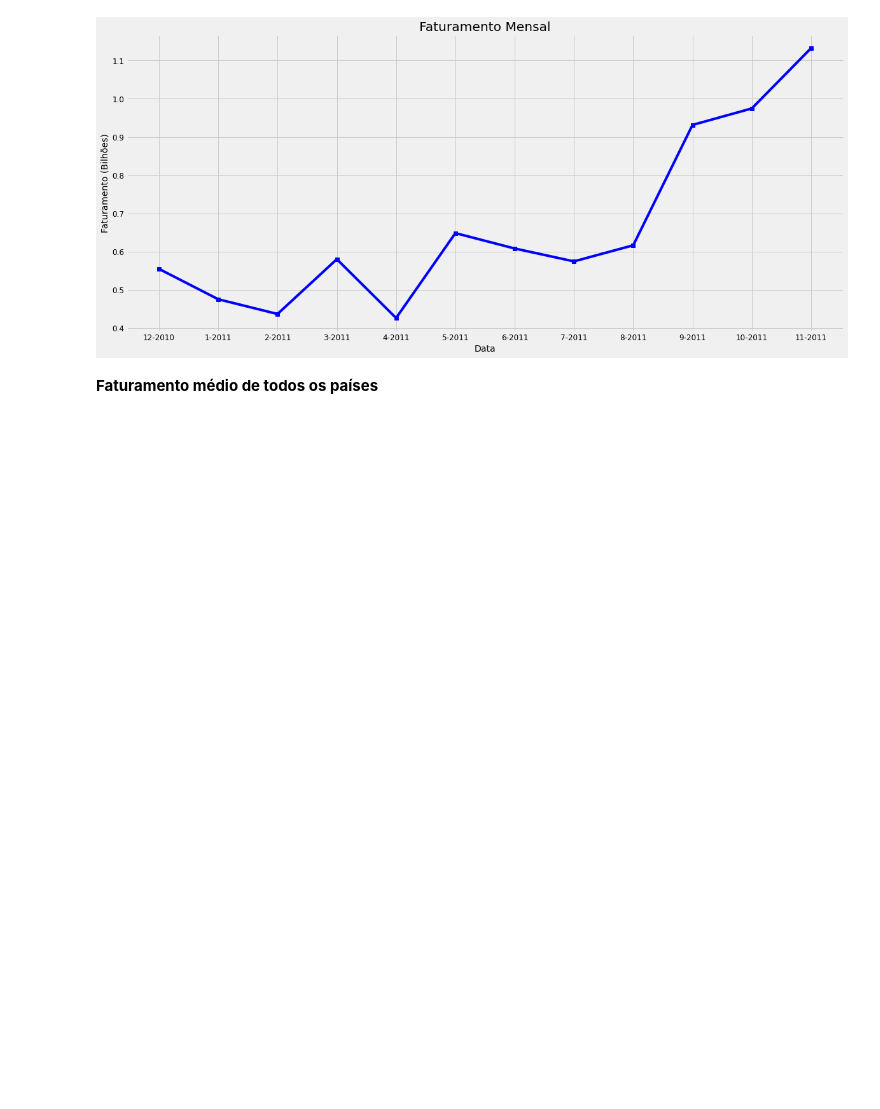
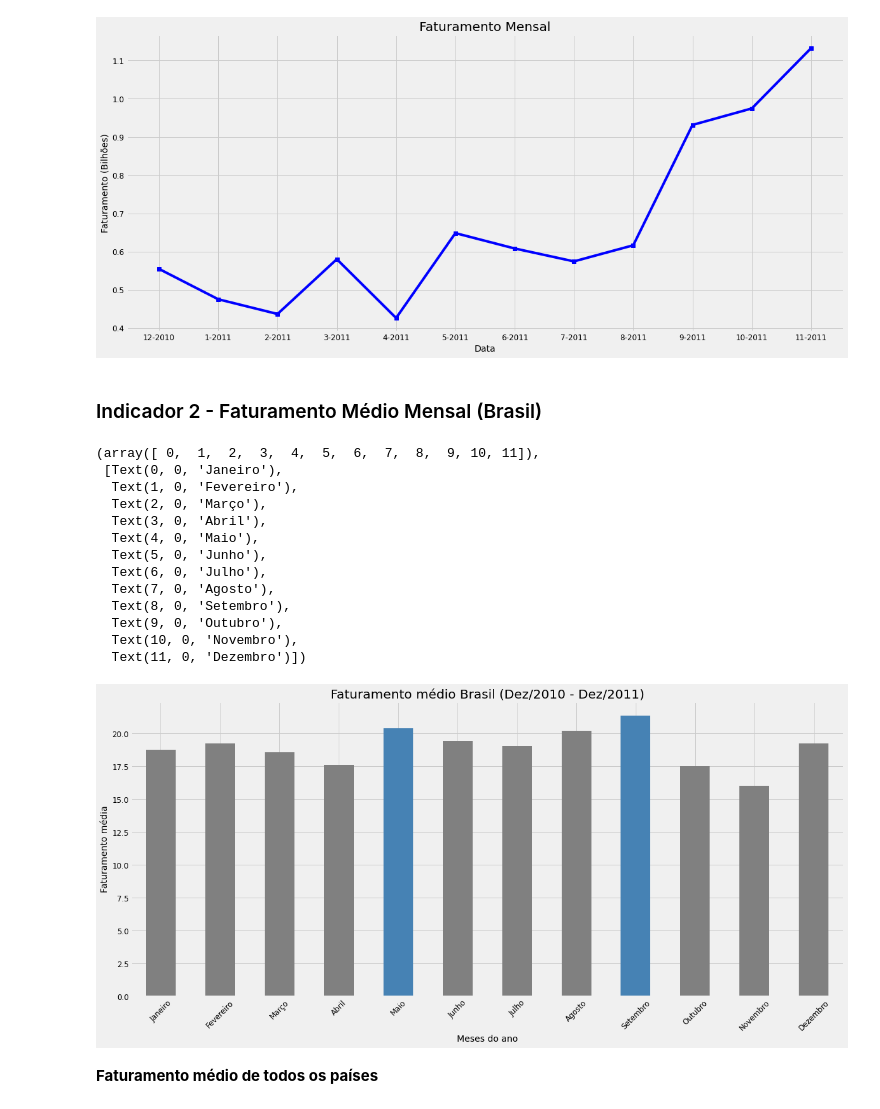
Before and after one commit to rodolffoterra/Project_KPIs, a Jupyter notebook: Project_KPIs.ipynb, the cells around one changed output. Cells and saved outputs as stored; diff of their text form; code cells hidden in the pictures; blank space fills up the shorter version.

```diff
--- a/Project_KPIs.ipynb
+++ b/Project_KPIs.ipynb
@@ -328,3 +343,11 @@ plt.ylabel('Faturamento (Bilhões)')
 plt.show()
 # %% [output]
 [figure]
+# %% [markdown]
+### Indicador 2 - Faturamento Médio Mensal (Brasil)
+# %%
+# Copy ofData
+
+faturamento_brasil = dados.copy()
+
+faturamento_brasil = faturamento_brasil.query("Pais=='Brasil'").reset_index(drop = True)
@@ -331,3 +356,30 @@ plt.show()
+# %%
+faturamento_brasil.groupby('mes')['Faturamento'].mean().plot(kind="bar",
+                                                 title="test", color = ('gray','gray','gray','gray','steelblue',
+                                                              "grey",'gray','gray','steelblue','gray',
+                                                              'gray','gray'))
+
+meses = ['Janeiro','Fevereiro','Março','Abril','Maio','Junho','Julho','Agosto','Setembro','Outubro','Novembro','Dezembro']
+plt.xticks([x for x in range(12)], meses)
+plt.title("Faturamento médio Brasil (Dez/2010 - Dez/2011)")
+plt.xlabel("Meses do ano")
+plt.ylabel("Faturamento média")
+plt.xticks(rotation=45)
+# %% [output]
+(array([ 0,  1,  2,  3,  4,  5,  6,  7,  8,  9, 10, 11]),
+ [Text(0, 0, 'Janeiro'),
+  Text(1, 0, 'Fevereiro'),
+  Text(2, 0, 'Março'),
+  Text(3, 0, 'Abril'),
+  Text(4, 0, 'Maio'),
+  Text(5, 0, 'Junho'),
+  Text(6, 0, 'Julho'),
+  Text(7, 0, 'Agosto'),
+  Text(8, 0, 'Setembro'),
+  Text(9, 0, 'Outubro'),
+  Text(10, 0, 'Novembro'),
+  Text(11, 0, 'Dezembro')])
+[figure, added]
 # %% [markdown]
 **Faturamento médio de todos os países**
 # %%
```
Also changed, not shown: parts of 20 cells of this notebook.
